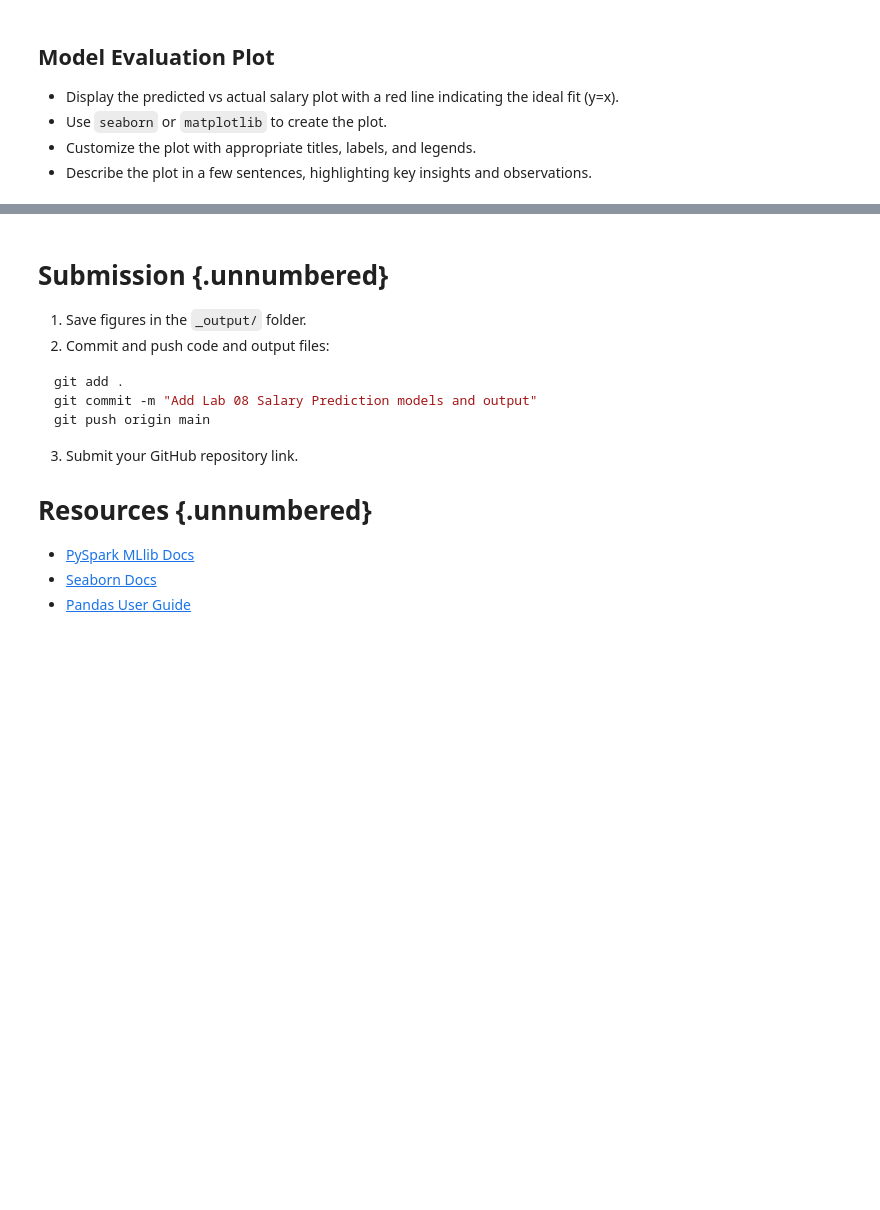
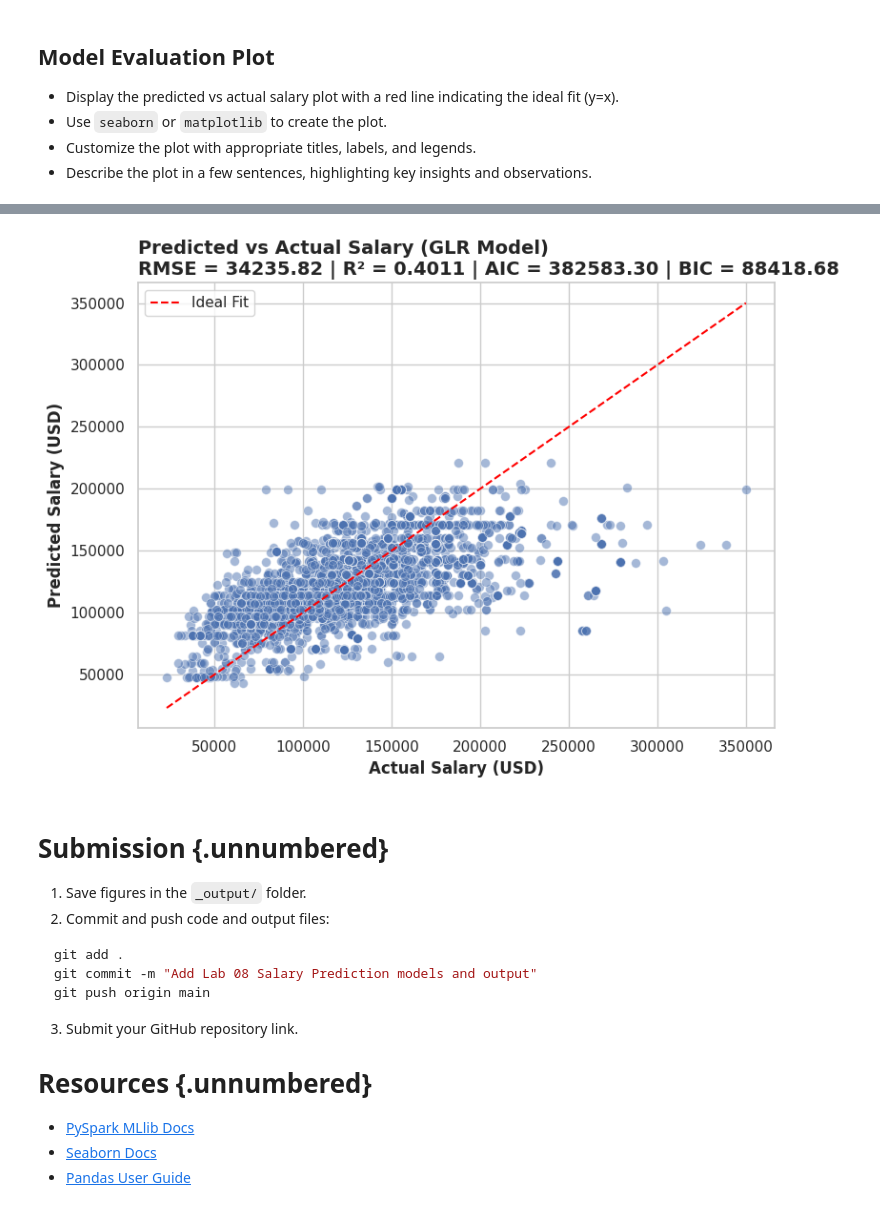
Before and after one commit to met-ad-688/lab08-prabuj1611, a Jupyter notebook: lab08-prabu.ipynb, the cells around one changed output, grey strips where cells are left out. Cells and saved outputs as stored; diff of their text form; code cells hidden in the pictures; blank space fills up the shorter version.

```diff
--- a/lab08-prabu.ipynb
+++ b/lab08-prabu.ipynb
@@ -460,0 +528,68 @@ plt.show()
+# %%
+#| eval: true
+#| echo: false
+
+import pandas as pd
+import matplotlib.pyplot as plt
+import seaborn as sns
+import numpy as np
+from pyspark.ml.regression import GeneralizedLinearRegression
+from pyspark.ml.evaluation import RegressionEvaluator
+
+# 1. Fit GLR model instead of LinearRegression
+glr = GeneralizedLinearRegression(
+    featuresCol="features",
+    labelCol="SALARY",
+    family="gaussian",
+    link="identity"
+)
+glr_model = glr.fit(train_data)
+summary = glr_model.summary
+
+# 2. Predict on test data
+pred_glr = glr_model.transform(test_data)
+
+# 3. Convert predictions to Pandas
+pandas_df = pred_glr.select("SALARY", "prediction").toPandas()
+
+# 4. Evaluation Metrics
+# R²
+r2_eval = RegressionEvaluator(labelCol="SALARY", predictionCol="prediction", metricName="r2")
+r2 = r2_eval.evaluate(pred_glr)
+
+# RMSE
+rmse_eval = RegressionEvaluator(labelCol="SALARY", predictionCol="prediction", metricName="rmse")
+rmse = rmse_eval.evaluate(pred_glr)
+
+# AIC (now available from GLR model)
+aic = summary.aic
+
+# BIC (manual)
+n = pred_glr.count()  # number of observations
+k = len(glr_model.coefficients) + 1  # predictors incl. intercept
+rss = summary.deviance  # equivalent to RSS in Gaussian family
+bic = n * np.log(rss / n) + k * np.log(n)
+
+# 5. Plot
+plt.figure(figsize=(8, 6))
+sns.scatterplot(data=pandas_df, x="SALARY", y="prediction", alpha=0.5, s=50)
+
+# y = x reference line
+min_val = min(pandas_df["SALARY"].min(), pandas_df["prediction"].min())
+max_val = max(pandas_df["SALARY"].max(), pandas_df["prediction"].max())
+plt.plot([min_val, max_val], [min_val, max_val], color="red", linestyle="--", label="Ideal Fit")
+
+# Customization
+plt.xlabel("Actual Salary (USD)", fontsize=12, fontweight="bold")
+plt.ylabel("Predicted Salary (USD)", fontsize=12, fontweight="bold")
+plt.legend()
+plt.title(
+    f"Predicted vs Actual Salary (GLR Model)\n"
+    f"RMSE = {rmse:.2f} | R² = {r2:.4f} | AIC = {aic:.2f} | BIC = {bic:.2f}",
+    loc="left", fontsize=14, fontweight="bold"
+)
+
+plt.tight_layout()
+plt.savefig("_output/glr_predicted_vs_actual.png", dpi=300)
+plt.show()
+# %% [output]
@@ -461,3 +597,4 @@ plt.show()
+[figure, added]
 # %% [markdown]
 # Submission {.unnumbered}
 1. Save figures in the `_output/` folder.
```
Also changed, not shown: parts of 5 cells of this notebook, 3 other files.
